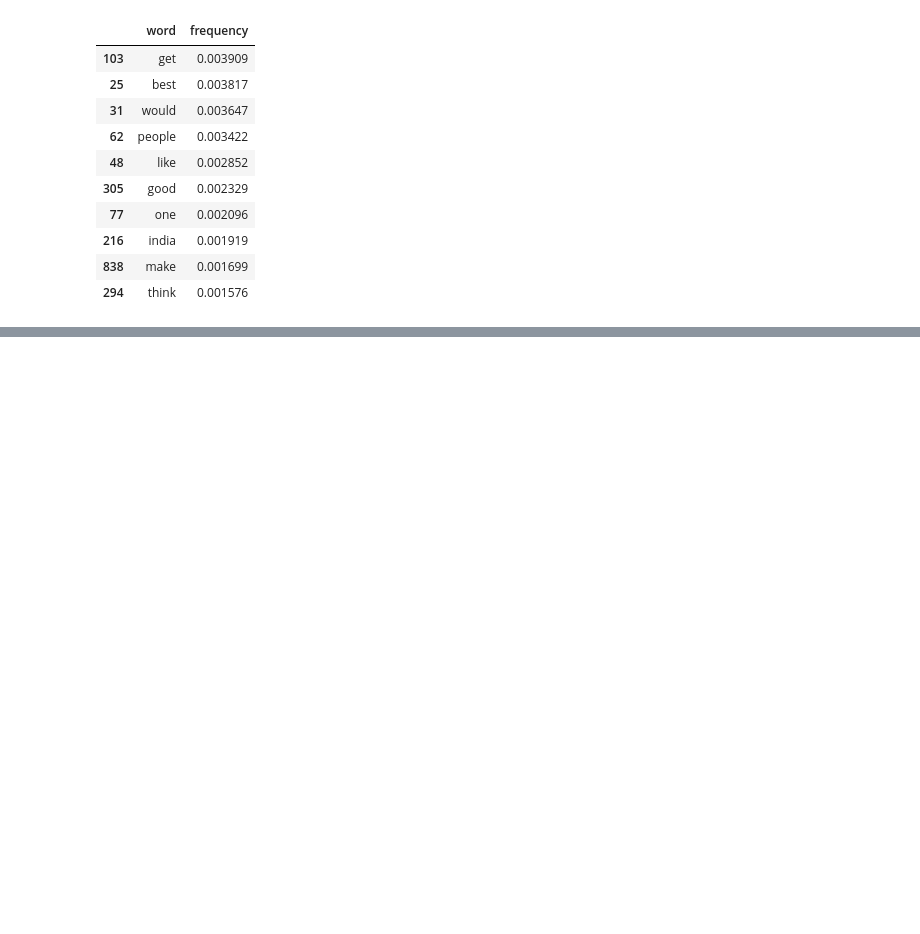
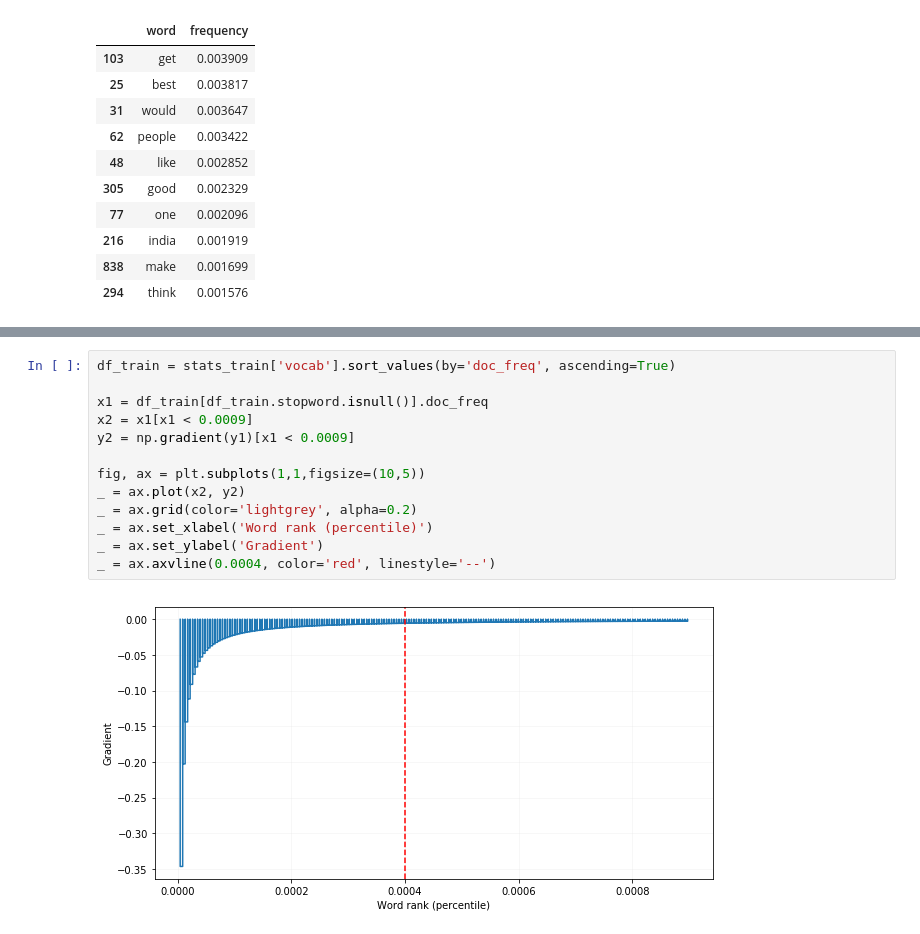
Before and after one commit to bshurick/kaggles, a Jupyter notebook: Quora/quora_eda.ipynb, the cells around one changed output, grey strips where cells are left out. Drawn from its saved outputs; the diff is of its cells as text; blank space fills up the shorter version.

```diff
--- a/Quora/quora_eda.ipynb
+++ b/Quora/quora_eda.ipynb
@@ -355 +379,16 @@ Test wordcloud, freq < 0.0005
+# %%
+df_train = stats_train['vocab'].sort_values(by='doc_freq', ascending=True)
+
+x1 = df_train[df_train.stopword.isnull()].doc_freq
+x2 = x1[x1 < 0.0009]
+y2 = np.gradient(y1)[x1 < 0.0009]
+
+fig, ax = plt.subplots(1,1,figsize=(10,5))
+_ = ax.plot(x2, y2)
+_ = ax.grid(color='lightgrey', alpha=0.2)
+_ = ax.set_xlabel('Word rank (percentile)')
+_ = ax.set_ylabel('Gradient')
+_ = ax.axvline(0.0004, color='red', linestyle='--')
+# %% [output]
+[figure, added]
 # %%
```
Also changed, not shown: parts of 15 cells of this notebook.
